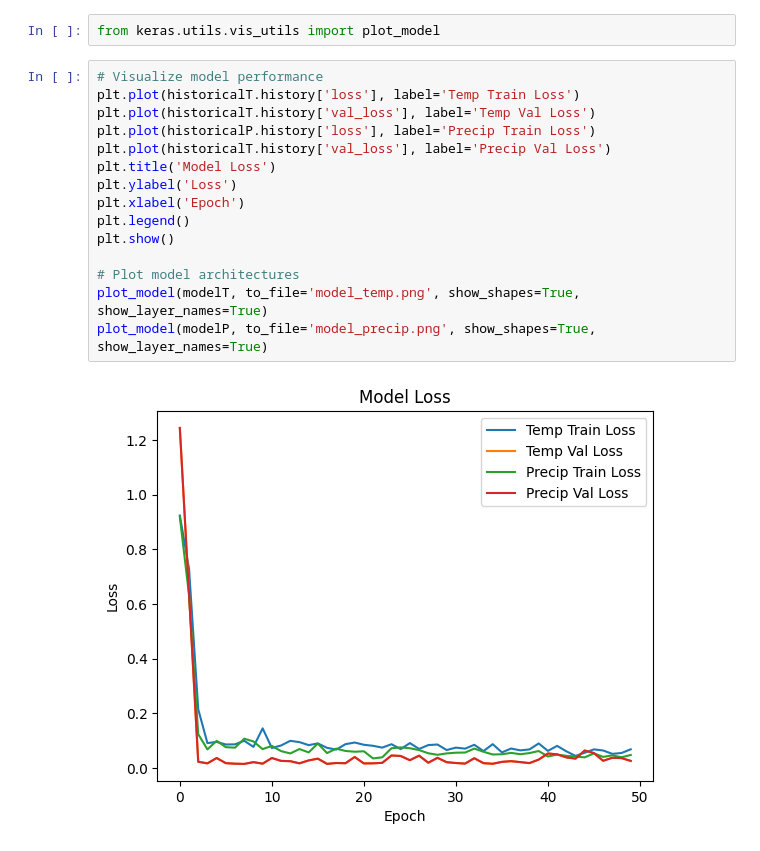
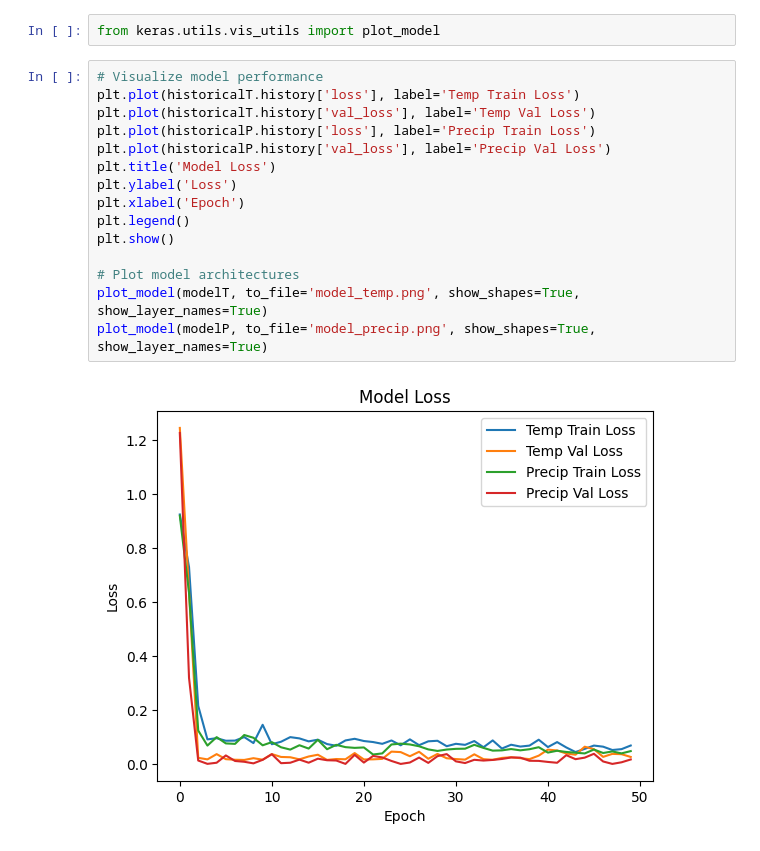
Before and after one commit to Rares00/Oracle_ChatBot, a Jupyter notebook: test_for_NN.ipynb, the cells around one changed output. Drawn from its saved outputs; the diff is of its cells as text.

```diff
--- a/test_for_NN.ipynb
+++ b/test_for_NN.ipynb
@@ -252,18 +252,18 @@ from keras.utils.vis_utils import plot_model
 # %%
 # Visualize model performance
 plt.plot(historicalT.history['loss'], label='Temp Train Loss')
 plt.plot(historicalT.history['val_loss'], label='Temp Val Loss')
 plt.plot(historicalP.history['loss'], label='Precip Train Loss')
-plt.plot(historicalT.history['val_loss'], label='Precip Val Loss')
+plt.plot(historicalP.history['val_loss'], label='Precip Val Loss')
 plt.title('Model Loss')
 plt.ylabel('Loss')
 plt.xlabel('Epoch')
 plt.legend()
 plt.show()
 
 # Plot model architectures
 plot_model(modelT, to_file='model_temp.png', show_shapes=True, show_layer_names=True)
 plot_model(modelP, to_file='model_precip.png', show_shapes=True, show_layer_names=True)
 # %% [output]
-[figure, old version]
+[figure, new version]
 [figure]
```
